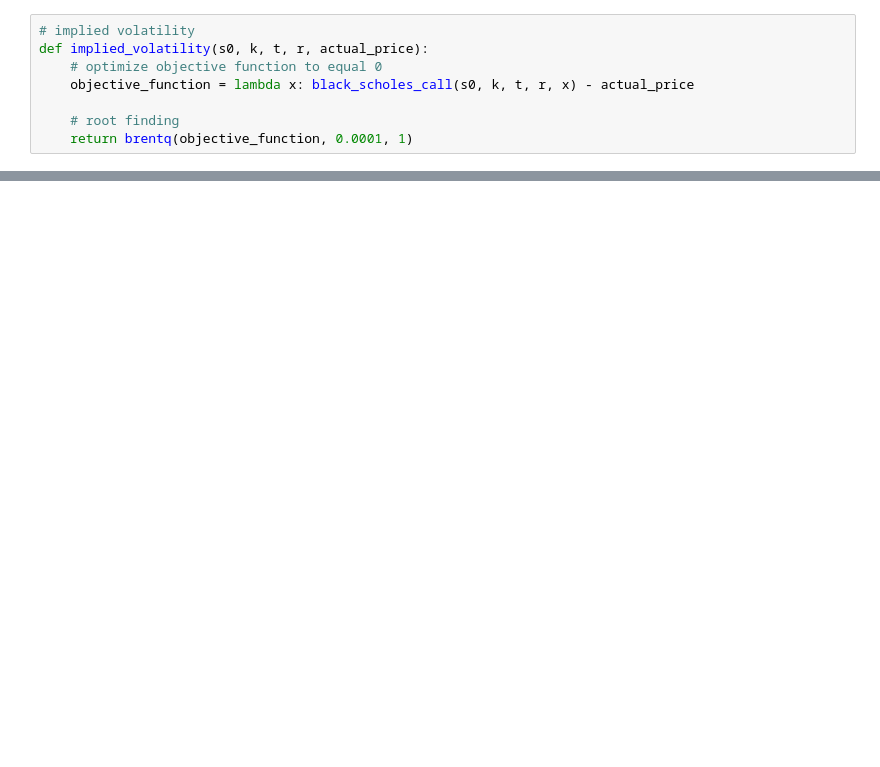
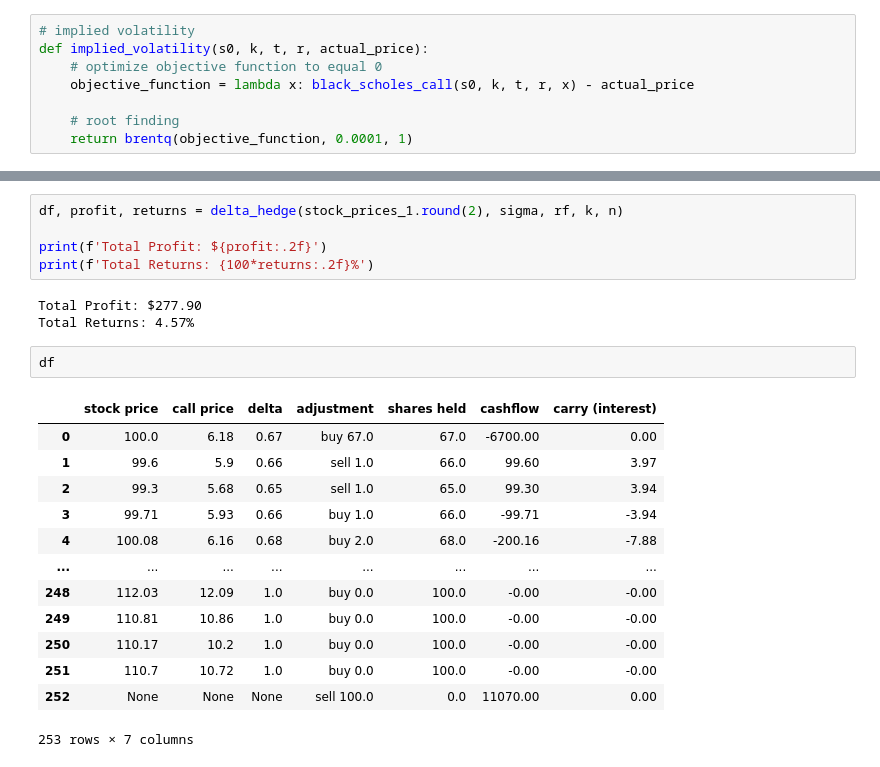
Before and after one commit to yangsu01/funance_blog, a Jupyter notebook: blogs/13-black-scholes/black-scholes.ipynb, the cells around one changed output, grey strips where cells are left out. Drawn from its saved outputs; the diff is of its cells as text; blank space fills up the shorter version.

```diff
--- a/blogs/13-black-scholes/black-scholes.ipynb
+++ b/blogs/13-black-scholes/black-scholes.ipynb
@@ -270,0 +327,24 @@ plt.show()
+# %%
+df, profit, returns = delta_hedge(stock_prices_1.round(2), sigma, rf, k, n)
+
+print(f'Total Profit: ${profit:.2f}')
+print(f'Total Returns: {100*returns:.2f}%')
+# %% [output]
+Total Profit: $277.90
+Total Returns: 4.57%
+# %%
+df
+# %% [output]
+|  | stock price | call price | delta | adjustment | shares held | cashflow | carry (interest) |
+| 0 | 100.0 | 6.18 | 0.67 | buy 67.0 | 67.0 | -6700.00 | 0.00 |
+| 1 | 99.6 | 5.9 | 0.66 | sell 1.0 | 66.0 | 99.60 | 3.97 |
+| 2 | 99.3 | 5.68 | 0.65 | sell 1.0 | 65.0 | 99.30 | 3.94 |
+| 3 | 99.71 | 5.93 | 0.66 | buy 1.0 | 66.0 | -99.71 | -3.94 |
+| 4 | 100.08 | 6.16 | 0.68 | buy 2.0 | 68.0 | -200.16 | -7.88 |
+| ... | ... | ... | ... | ... | ... | ... | ... |
+| 248 | 112.03 | 12.09 | 1.0 | buy 0.0 | 100.0 | -0.00 | -0.00 |
+| 249 | 110.81 | 10.86 | 1.0 | buy 0.0 | 100.0 | -0.00 | -0.00 |
+| 250 | 110.17 | 10.2 | 1.0 | buy 0.0 | 100.0 | -0.00 | -0.00 |
+| 251 | 110.7 | 10.72 | 1.0 | buy 0.0 | 100.0 | -0.00 | -0.00 |
+| 252 | None | None | None | sell 100.0 | 0.0 | 11070.00 | 0.00 |
+253 rows × 7 columns
```
Also changed, not shown: parts of 15 cells of this notebook.
